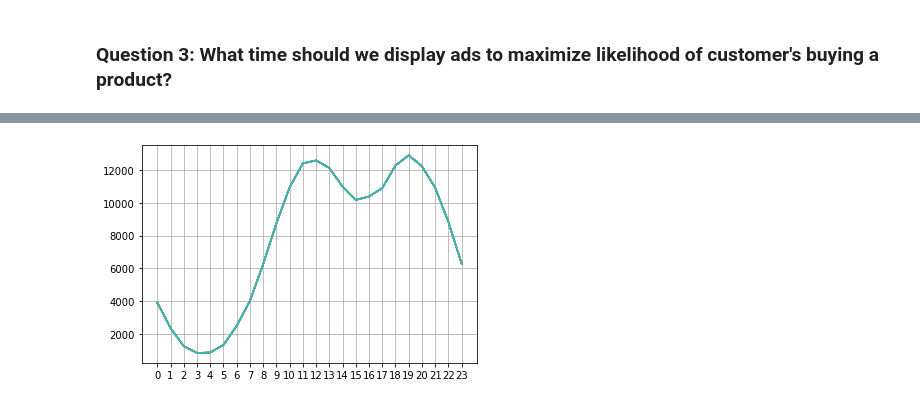
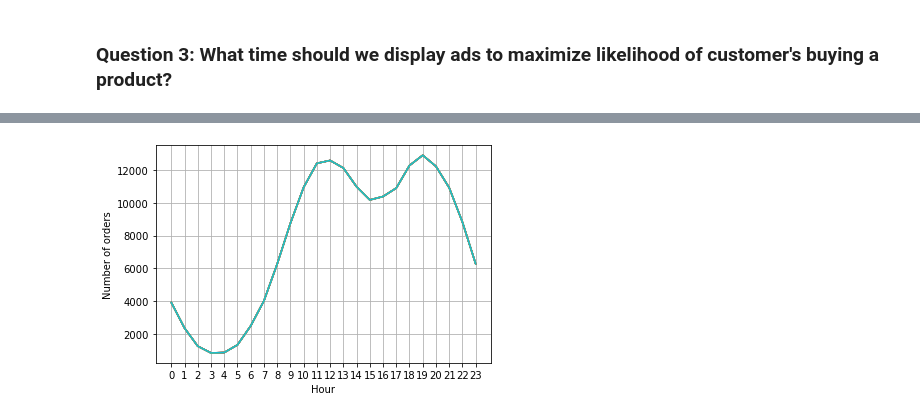
Before and after one commit to scottgall/pandas-analysis-practice, a Jupyter notebook: Analysis.ipynb, the cells around one changed output, grey strips where cells are left out. Cells and saved outputs as stored; diff of their text form; code cells hidden in the pictures.

```diff
--- a/Analysis.ipynb
+++ b/Analysis.ipynb
@@ -172,10 +172,14 @@ all_data.head()
 # %%
 hours = [hour for hour, df in all_data.groupby('Hour')]
 
 plt.plot(hours, all_data.groupby(['Hour']).count())
 
 plt.xticks(hours)
+plt.xlabel('Hour')
+plt.ylabel('Number of orders')
 plt.grid()
 plt.show()
+
+## My recommendation is around 11am (11) or 7pm (19)
 # %% [output]
-[figure, old version]
+[figure, new version]
```
Also changed, not shown: parts of 6 cells of this notebook.
